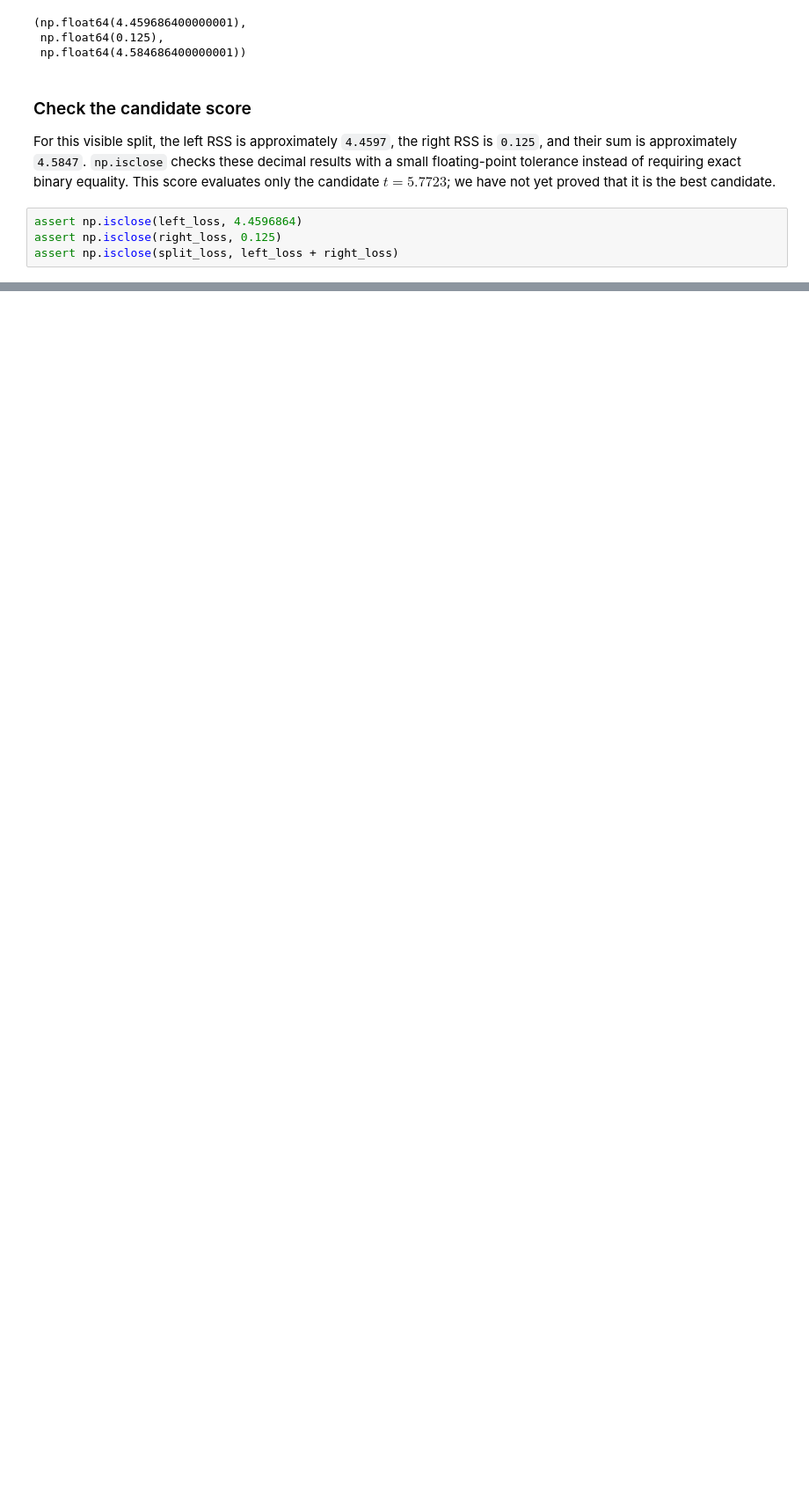
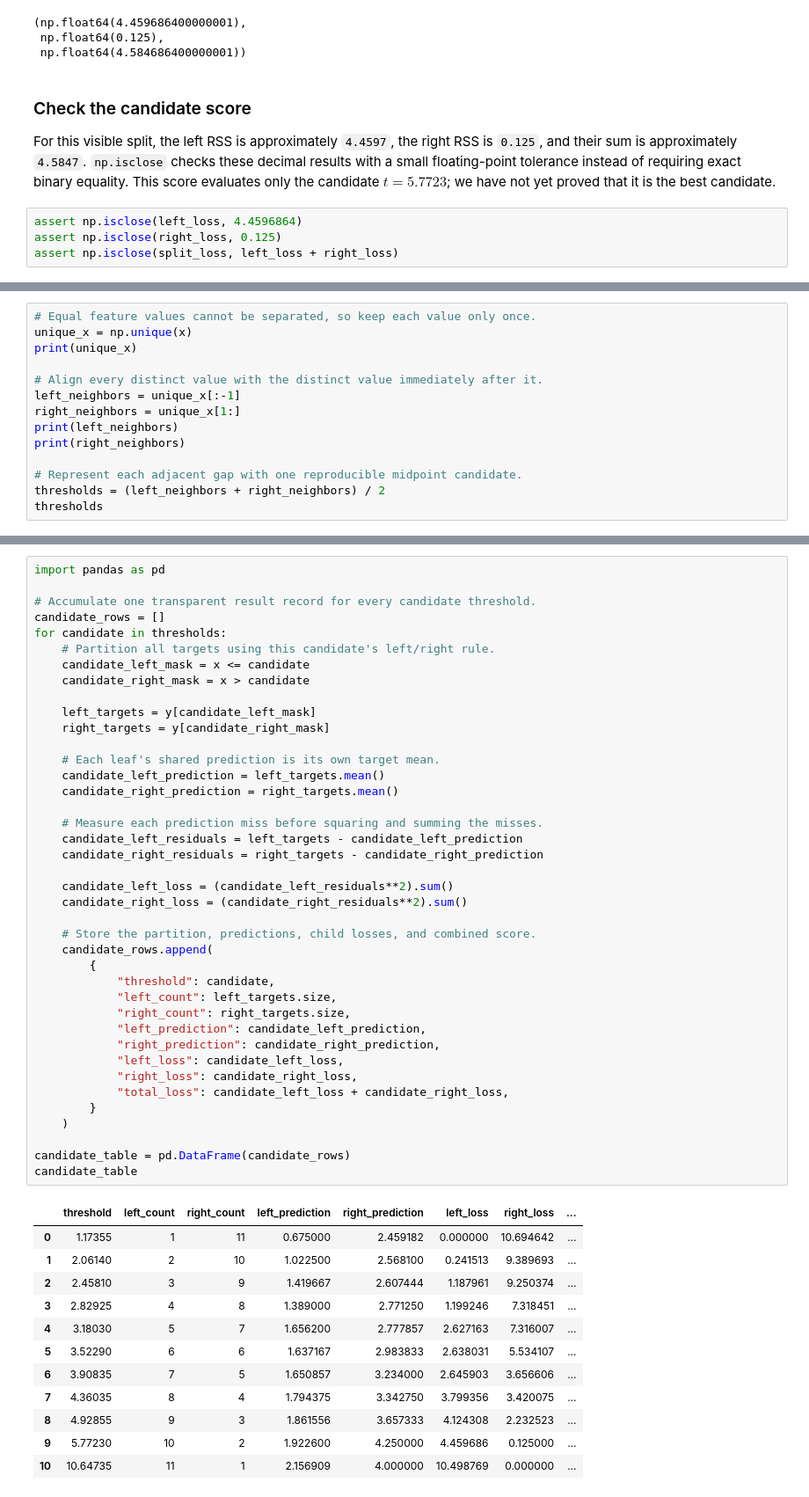
Before and after one commit to majorgilles/gradient-boosted-trees-course, a Jupyter notebook: notebooks/02-cart-split-objective.ipynb, the cells around one changed output, grey strips where cells are left out. Shown at 88% size. Drawn from its saved outputs; the diff is of its cells as text; blank space fills up the shorter version.

```diff
--- a/notebooks/02-cart-split-objective.ipynb
+++ b/notebooks/02-cart-split-objective.ipynb
@@ -150,0 +157,14 @@ assert np.isclose(split_loss, left_loss + right_loss)
+# %%
+# Equal feature values cannot be separated, so keep each value only once.
+unique_x = np.unique(x)
+print(unique_x)
+
+# Align every distinct value with the distinct value immediately after it.
+left_neighbors = unique_x[:-1]
+right_neighbors = unique_x[1:]
+print(left_neighbors)
+print(right_neighbors)
+
+# Represent each adjacent gap with one reproducible midpoint candidate.
+thresholds = (left_neighbors + right_neighbors) / 2
+thresholds
@@ -150,0 +197,53 @@ assert np.isclose(split_loss, left_loss + right_loss)
+# %%
+import pandas as pd
+
+# Accumulate one transparent result record for every candidate threshold.
+candidate_rows = []
+for candidate in thresholds:
+    # Partition all targets using this candidate's left/right rule.
+    candidate_left_mask = x <= candidate
+    candidate_right_mask = x > candidate
+
+    left_targets = y[candidate_left_mask]
+    right_targets = y[candidate_right_mask]
+
+    # Each leaf's shared prediction is its own target mean.
+    candidate_left_prediction = left_targets.mean()
+    candidate_right_prediction = right_targets.mean()
+
+    # Measure each prediction miss before squaring and summing the misses.
+    candidate_left_residuals = left_targets - candidate_left_prediction
+    candidate_right_residuals = right_targets - candidate_right_prediction
+
+    candidate_left_loss = (candidate_left_residuals**2).sum()
+    candidate_right_loss = (candidate_right_residuals**2).sum()
+
+    # Store the partition, predictions, child losses, and combined score.
+    candidate_rows.append(
+        {
+            "threshold": candidate,
+            "left_count": left_targets.size,
+            "right_count": right_targets.size,
+            "left_prediction": candidate_left_prediction,
+            "right_prediction": candidate_right_prediction,
+            "left_loss": candidate_left_loss,
+            "right_loss": candidate_right_loss,
+            "total_loss": candidate_left_loss + candidate_right_loss,
+        }
+    )
+
+candidate_table = pd.DataFrame(candidate_rows)
+candidate_table
+# %% [output]
+|  | threshold | left_count | right_count | left_prediction | right_prediction | left_loss | right_loss | ... |
+| 0 | 1.17355 | 1 | 11 | 0.675000 | 2.459182 | 0.000000 | 10.694642 | ... |
+| 1 | 2.06140 | 2 | 10 | 1.022500 | 2.568100 | 0.241513 | 9.389693 | ... |
+| 2 | 2.45810 | 3 | 9 | 1.419667 | 2.607444 | 1.187961 | 9.250374 | ... |
+| 3 | 2.82925 | 4 | 8 | 1.389000 | 2.771250 | 1.199246 | 7.318451 | ... |
+| 4 | 3.18030 | 5 | 7 | 1.656200 | 2.777857 | 2.627163 | 7.316007 | ... |
+| 5 | 3.52290 | 6 | 6 | 1.637167 | 2.983833 | 2.638031 | 5.534107 | ... |
+| 6 | 3.90835 | 7 | 5 | 1.650857 | 3.234000 | 2.645903 | 3.656606 | ... |
+| 7 | 4.36035 | 8 | 4 | 1.794375 | 3.342750 | 3.799356 | 3.420075 | ... |
+| 8 | 4.92855 | 9 | 3 | 1.861556 | 3.657333 | 4.124308 | 2.232523 | ... |
+| 9 | 5.77230 | 10 | 2 | 1.922600 | 4.250000 | 4.459686 | 0.125000 | ... |
+| 10 | 10.64735 | 11 | 1 | 2.156909 | 4.000000 | 10.498769 | 0.000000 | ... |
```
Also changed, not shown: parts of 16 cells of this notebook, 4 other files.
